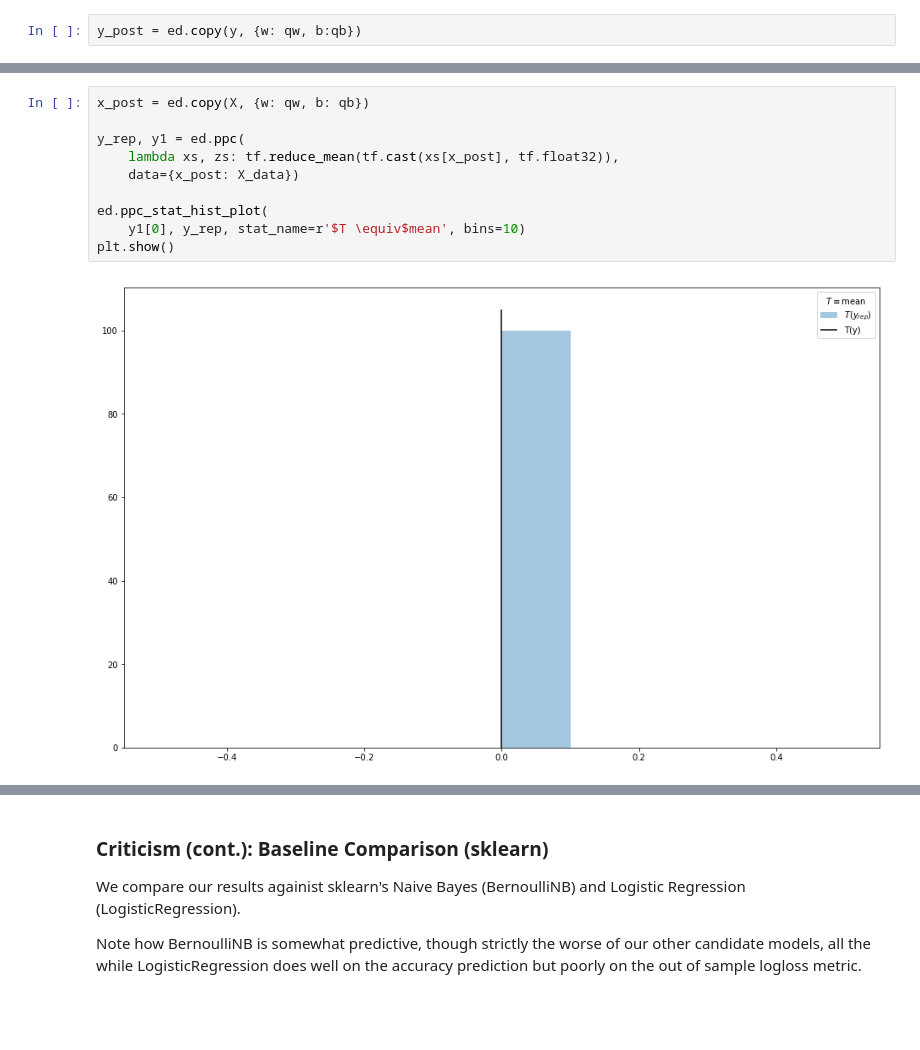
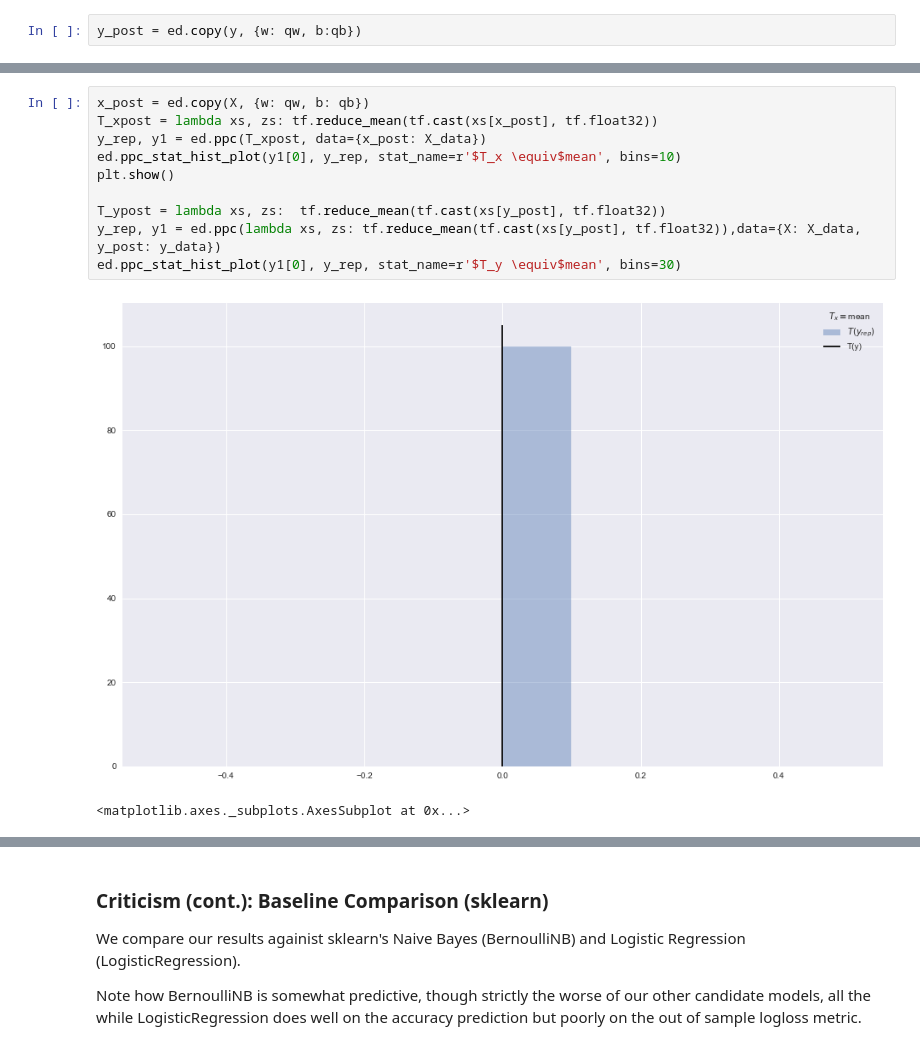
Before and after one commit to felcianofsantos/bayesian-forecast, a Jupyter notebook: notebook/bayesian-forecast.ipynb, the cells around one changed output, grey strips where cells are left out. Drawn from its saved outputs; the diff is of its cells as text; blank space fills up the shorter version.

```diff
--- a/notebook/bayesian-forecast.ipynb
+++ b/notebook/bayesian-forecast.ipynb
@@ -270,12 +253,13 @@ ax[0].axvline(.5, color='k', linestyle='--')
 # %%
 x_post = ed.copy(X, {w: qw, b: qb})
+T_xpost = lambda xs, zs: tf.reduce_mean(tf.cast(xs[x_post], tf.float32))
+y_rep, y1 = ed.ppc(T_xpost, data={x_post: X_data})
+ed.ppc_stat_hist_plot(y1[0], y_rep, stat_name=r'$T_x \equiv$mean', bins=10)
+plt.show()
 
-y_rep, y1 = ed.ppc(
-    lambda xs, zs: tf.reduce_mean(tf.cast(xs[x_post], tf.float32)),
-    data={x_post: X_data})
-
-ed.ppc_stat_hist_plot(
-    y1[0], y_rep, stat_name=r'$T \equiv$mean', bins=10)
-plt.show()
+T_ypost = lambda xs, zs:  tf.reduce_mean(tf.cast(xs[y_post], tf.float32))
+y_rep, y1 = ed.ppc(lambda xs, zs: tf.reduce_mean(tf.cast(xs[y_post], tf.float32)),data={X: X_data, y_post: y_data})
+ed.ppc_stat_hist_plot(y1[0], y_rep, stat_name=r'$T_y \equiv$mean', bins=30)
 # %% [output]
-[figure, old version]
+[figure, new version]
+<matplotlib.axes._subplots.AxesSubplot at 0x...>
```
Also changed, not shown: parts of 59 cells of this notebook, 2 other files.
